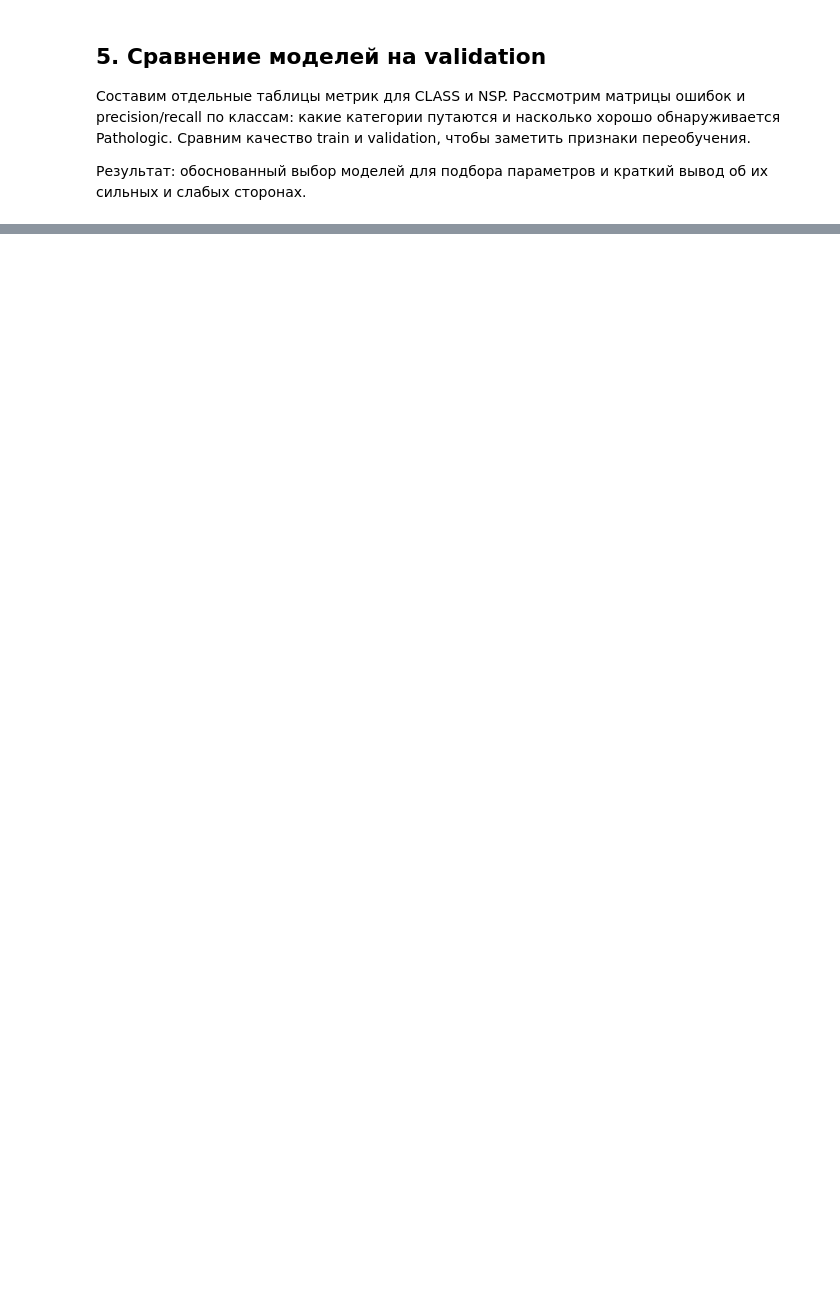
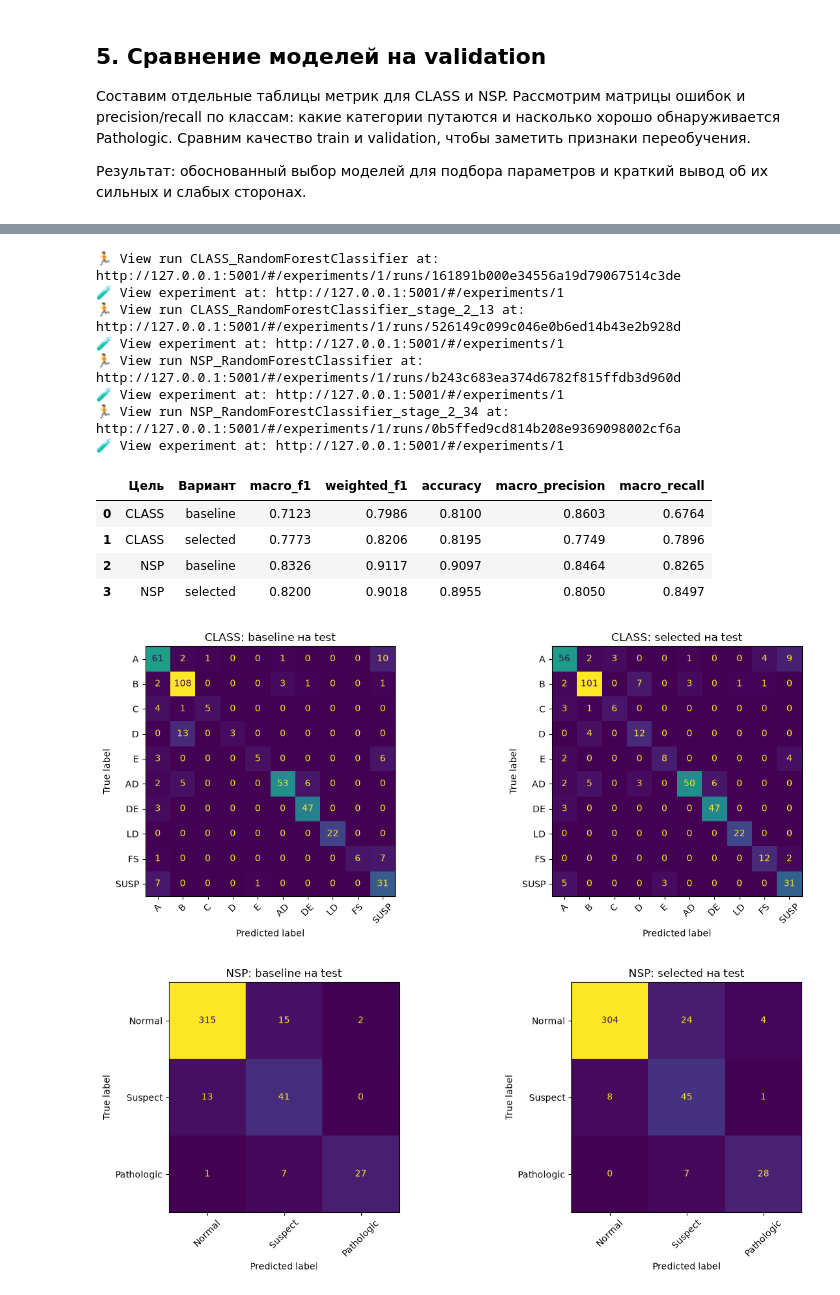
Before and after one commit to headsoft-mikhail/netology-aiepro-ml-classifier-demo, a Jupyter notebook: experiments/notebooks/03_classical_models.ipynb, the cells around one changed output, grey strips where cells are left out. Drawn from its saved outputs; the diff is of its cells as text; code cells hidden in the pictures; blank space fills up the shorter version.

```diff
--- a/experiments/notebooks/03_classical_models.ipynb
+++ b/experiments/notebooks/03_classical_models.ipynb
@@ -44,0 +882,19 @@ Train используется для обучения, validation — для с
+# %%
+first_stage_run_ids = {
+    ClassificationTarget.CLASS: trial_run_ids[(ClassificationTarget.CLASS, "RandomForestClassifier", "stage_1", 6)],
+    ClassificationTarget.NSP: trial_run_ids[(ClassificationTarget.NSP, "RandomForestClassifier", "stage_1", 18)],
+}
+selected_run_ids = {
+    ClassificationTarget.CLASS: trial_run_ids[(ClassificationTarget.CLASS, "RandomForestClassifier", "stage_2", 13)],
+    ClassificationTarget.NSP: trial_run_ids[(ClassificationTarget.NSP, "RandomForestClassifier", "stage_2", 34)],
+}
+selected_models = {
+    ClassificationTarget.CLASS: search_runs[selected_run_ids[ClassificationTarget.CLASS]]["model"],
+    ClassificationTarget.NSP: search_runs[selected_run_ids[ClassificationTarget.NSP]]["model"],
+}
+for target, model in selected_models.items():
+    with mlflow.start_run(run_id=selected_run_ids[target]):
+        mlflow.set_tag("role", "selected_classical")
+        mlflow.sklearn.log_model(model, name="model", input_example=X_train.head(5),
+            serialization_format="cloudpickle", pip_requirements=model_requirements)
+        mlflow.log_dict(search_runs[selected_run_ids[target]]["params"], "selected_params.json")
@@ -44,0 +949,48 @@ Train используется для обучения, validation — для с
+# %%
+test_evaluations = {}
+test_rows = []
+for target in ClassificationTarget:
+    for label, model, run_id in [
+        ("baseline", trained_models[(target, "RandomForestClassifier")], baseline_run_ids[target]),
+        ("selected", selected_models[target], selected_run_ids[target]),
+    ]:
+        evaluation = evaluate_classifier(test_df[target.value], model.predict(X_test), target)
+        test_evaluations[(target, label)] = evaluation
+        with mlflow.start_run(run_id=run_id):
+            mlflow.log_metrics({f"test_{key}": value for key, value in evaluation.metrics.items()})
+            mlflow.log_dict(evaluation.report, "test/classification_report.json")
+            mlflow.log_dict({"labels": evaluation.labels, "matrix": evaluation.confusion},
+                            "test/confusion_matrix.json")
+        test_rows.append({
+            "Цель": target.value, "Вариант": label,
+            **{metric: evaluation.metrics[metric] for metric in ["macro_f1", "weighted_f1", "accuracy"]},
+            "macro_precision": evaluation.report["macro avg"]["precision"],
+            "macro_recall": evaluation.report["macro avg"]["recall"],
+        })
+display(pd.DataFrame(test_rows).round(4))
+for target in ClassificationTarget:
+    fig, axes = plt.subplots(1, 2, figsize=(13, 5))
+    for ax, label in zip(axes, ["baseline", "selected"]):
+        evaluation = test_evaluations[(target, label)]
+        ConfusionMatrixDisplay(
+            confusion_matrix=pd.DataFrame(evaluation.confusion).to_numpy(), display_labels=evaluation.labels,
+        ).plot(ax=ax, colorbar=False, xticks_rotation=45)
+        ax.set_title(f"{target.value}: {label} на test")
+    fig.tight_layout()
+    plt.show()
+# %% [output]
+🏃 View run CLASS_RandomForestClassifier at: http://127.0.0.1:5001/#/experiments/1/runs/161891b000e34556a19d79067514c3de
+🧪 View experiment at: http://127.0.0.1:5001/#/experiments/1
+🏃 View run CLASS_RandomForestClassifier_stage_2_13 at: http://127.0.0.1:5001/#/experiments/1/runs/526149c099c046e0b6ed14b43e2b928d
+🧪 View experiment at: http://127.0.0.1:5001/#/experiments/1
+🏃 View run NSP_RandomForestClassifier at: http://127.0.0.1:5001/#/experiments/1/runs/b243c683ea374d6782f815ffdb3d960d
+🧪 View experiment at: http://127.0.0.1:5001/#/experiments/1
+🏃 View run NSP_RandomForestClassifier_stage_2_34 at: http://127.0.0.1:5001/#/experiments/1/runs/0b5ffed9cd814b208e9369098002cf6a
+🧪 View experiment at: http://127.0.0.1:5001/#/experiments/1
+|  | Цель | Вариант | macro_f1 | weighted_f1 | accuracy | macro_precision | macro_recall |
+| 0 | CLASS | baseline | 0.7123 | 0.7986 | 0.8100 | 0.8603 | 0.6764 |
+| 1 | CLASS | selected | 0.7773 | 0.8206 | 0.8195 | 0.7749 | 0.7896 |
+| 2 | NSP | baseline | 0.8326 | 0.9117 | 0.9097 | 0.8464 | 0.8265 |
+| 3 | NSP | selected | 0.8200 | 0.9018 | 0.8955 | 0.8050 | 0.8497 |
+[figure, added]
+[figure, added]
```
Also changed, not shown: parts of 50 cells of this notebook, 9 other files.
